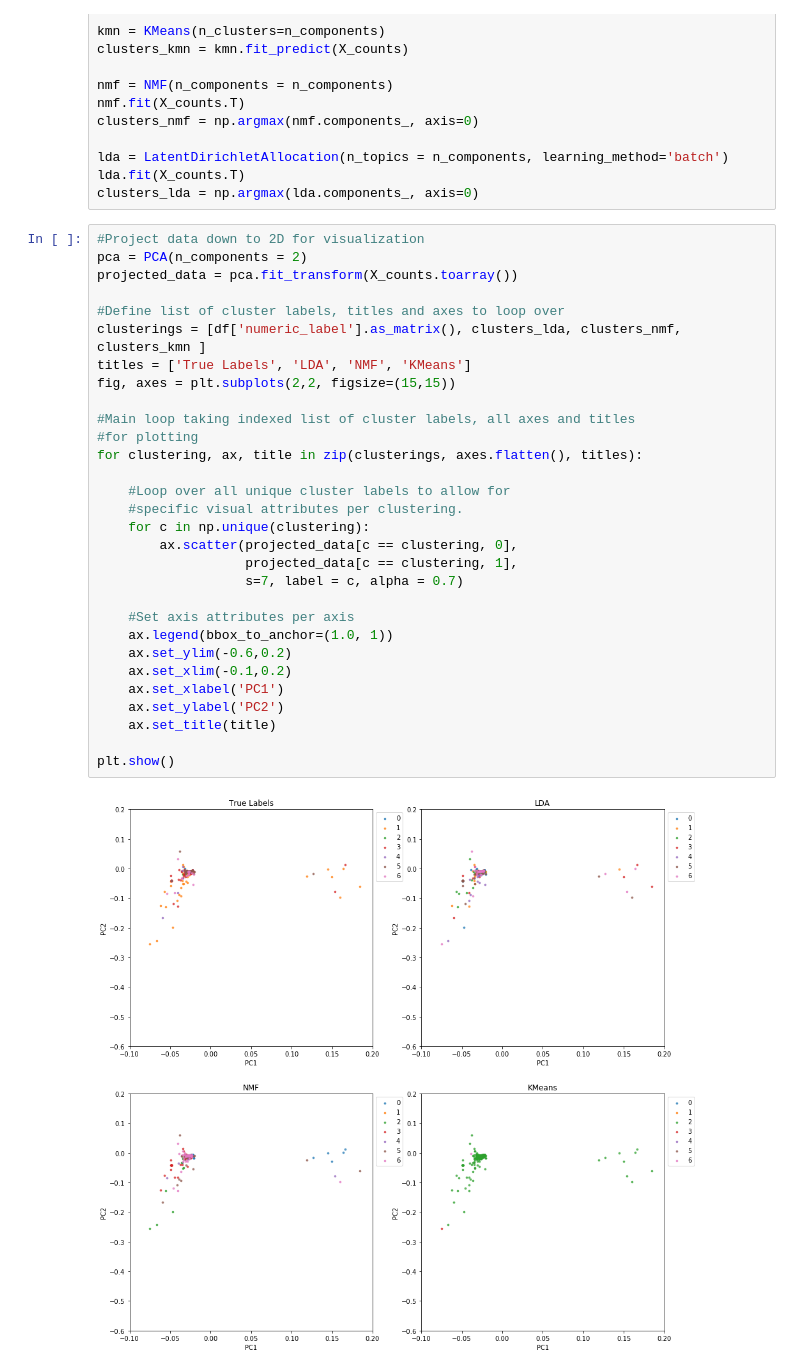
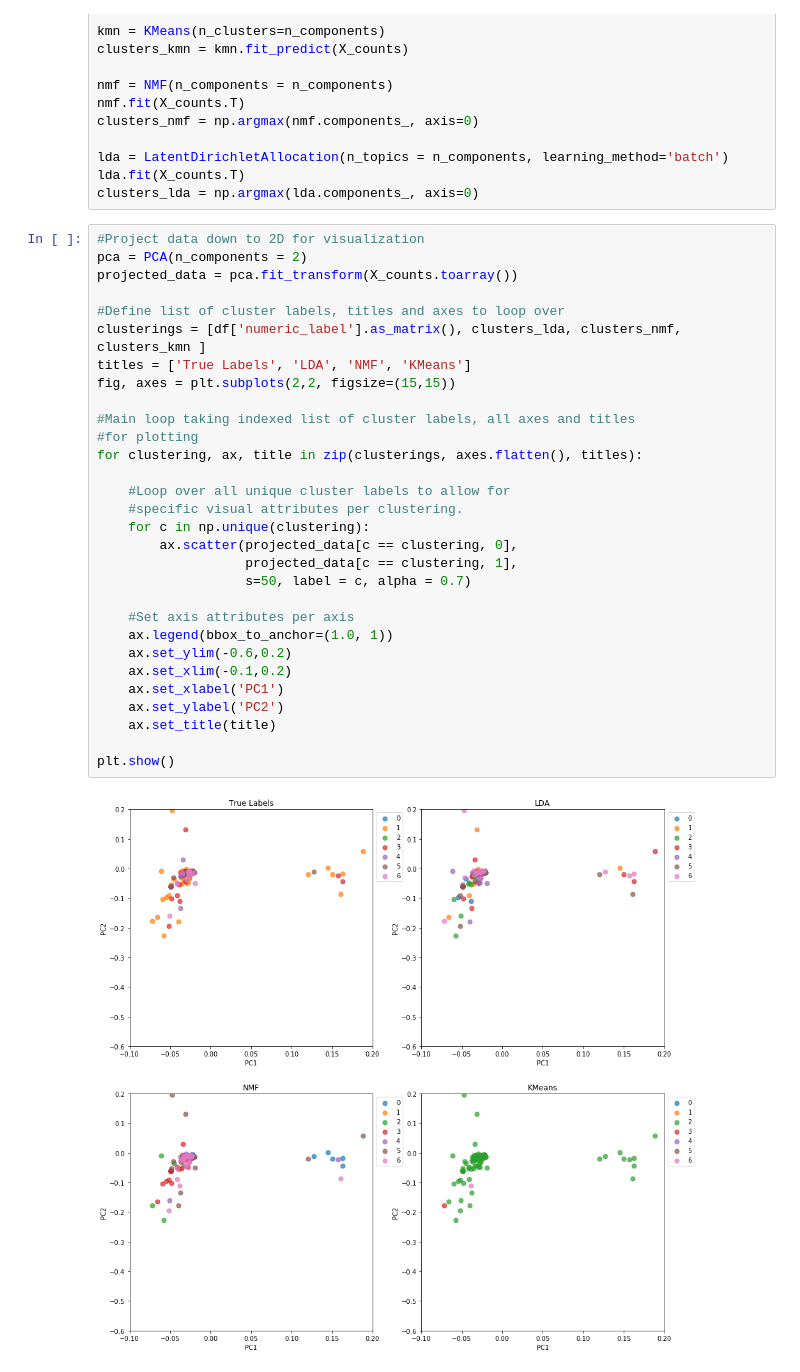
Before and after one commit to jagerhartman/NLP_Projects, a Jupyter notebook: Slack_Analysis/SlackAnalysis.ipynb, the cells around one changed output. Drawn from its saved outputs; the diff is of its cells as text.

Commit message:
Made cluster graphics readable

```diff
--- a/Slack_Analysis/SlackAnalysis.ipynb
+++ b/Slack_Analysis/SlackAnalysis.ipynb
@@ -360,32 +360,32 @@ clusters_lda = np.argmax(lda.components_, axis=0)
 # %%
 #Project data down to 2D for visualization
 pca = PCA(n_components = 2)
 projected_data = pca.fit_transform(X_counts.toarray())
 
 #Define list of cluster labels, titles and axes to loop over
 clusterings = [df['numeric_label'].as_matrix(), clusters_lda, clusters_nmf, clusters_kmn ]
 titles = ['True Labels', 'LDA', 'NMF', 'KMeans']
 fig, axes = plt.subplots(2,2, figsize=(15,15))
 
 #Main loop taking indexed list of cluster labels, all axes and titles
 #for plotting
 for clustering, ax, title in zip(clusterings, axes.flatten(), titles):
 
     #Loop over all unique cluster labels to allow for
     #specific visual attributes per clustering.
     for c in np.unique(clustering):
         ax.scatter(projected_data[c == clustering, 0],
                    projected_data[c == clustering, 1],
-                   s=7, label = c, alpha = 0.7)
+                   s=50, label = c, alpha = 0.7)
 
     #Set axis attributes per axis
     ax.legend(bbox_to_anchor=(1.0, 1))
     ax.set_ylim(-0.6,0.2)
     ax.set_xlim(-0.1,0.2)
     ax.set_xlabel('PC1')
     ax.set_ylabel('PC2')
     ax.set_title(title)
 
 plt.show()
 # %% [output]
-[figure, old version]
+[figure, new version]
```
